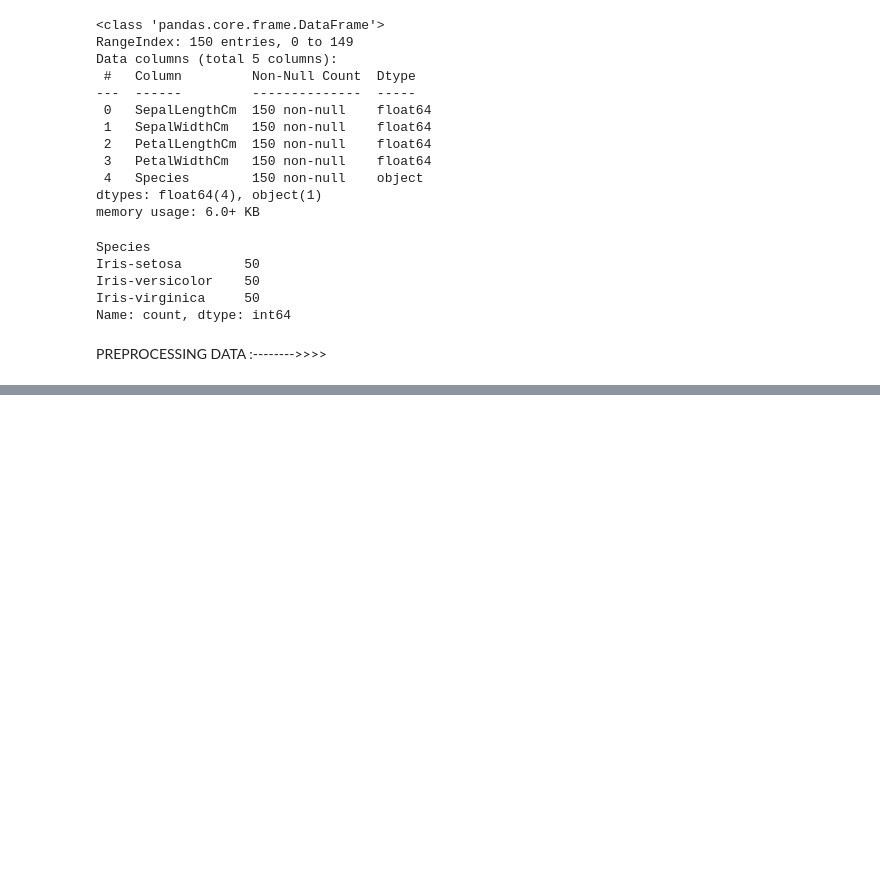
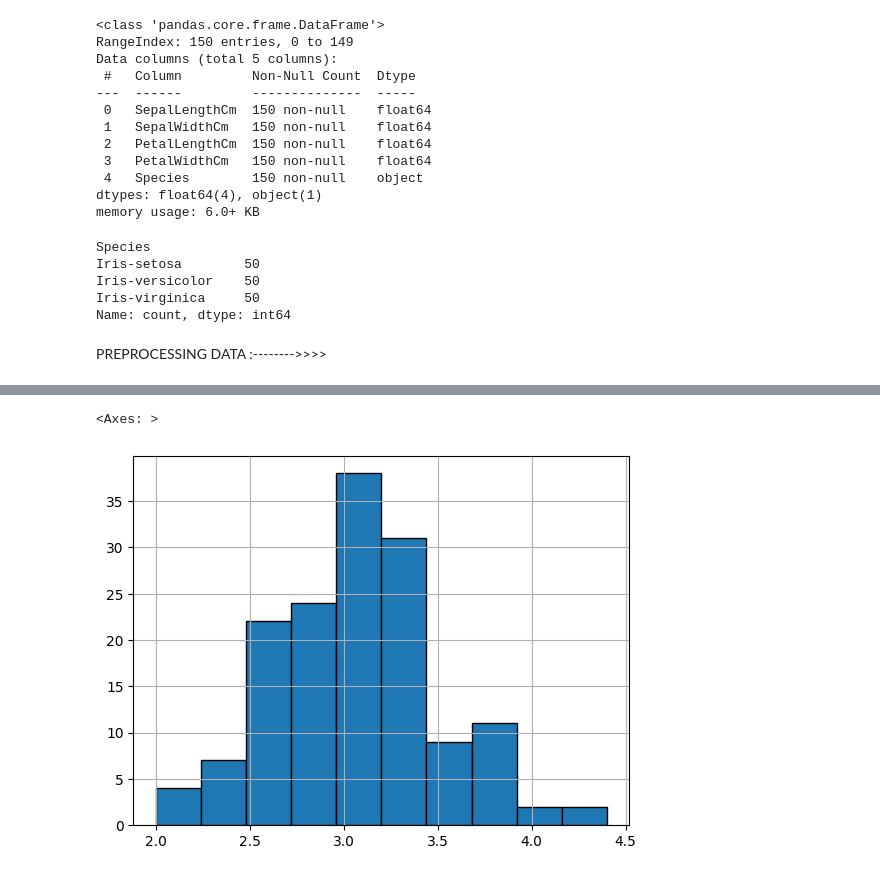
Before and after one commit to DhruvJyotiDas/Data-Science-Projects-2025, a Jupyter notebook: IRIS DATASET/app.ipynb, the cells around one changed output, grey strips where cells are left out. Saved outputs shown, nothing was run; the diff lists cells and outputs as text; code cells hidden in the pictures; blank space fills up the shorter version.

```diff
--- a/IRIS DATASET/app.ipynb
+++ b/IRIS DATASET/app.ipynb
@@ -85,0 +109,5 @@ PREPROCESSING DATA :-------->>>>
+# %%
+df['SepalWidthCm'].hist(bins=10, edgecolor='black')
+# %% [output]
+<Axes: >
+[figure, added]
```
Also changed, not shown: parts of 28 cells of this notebook.
